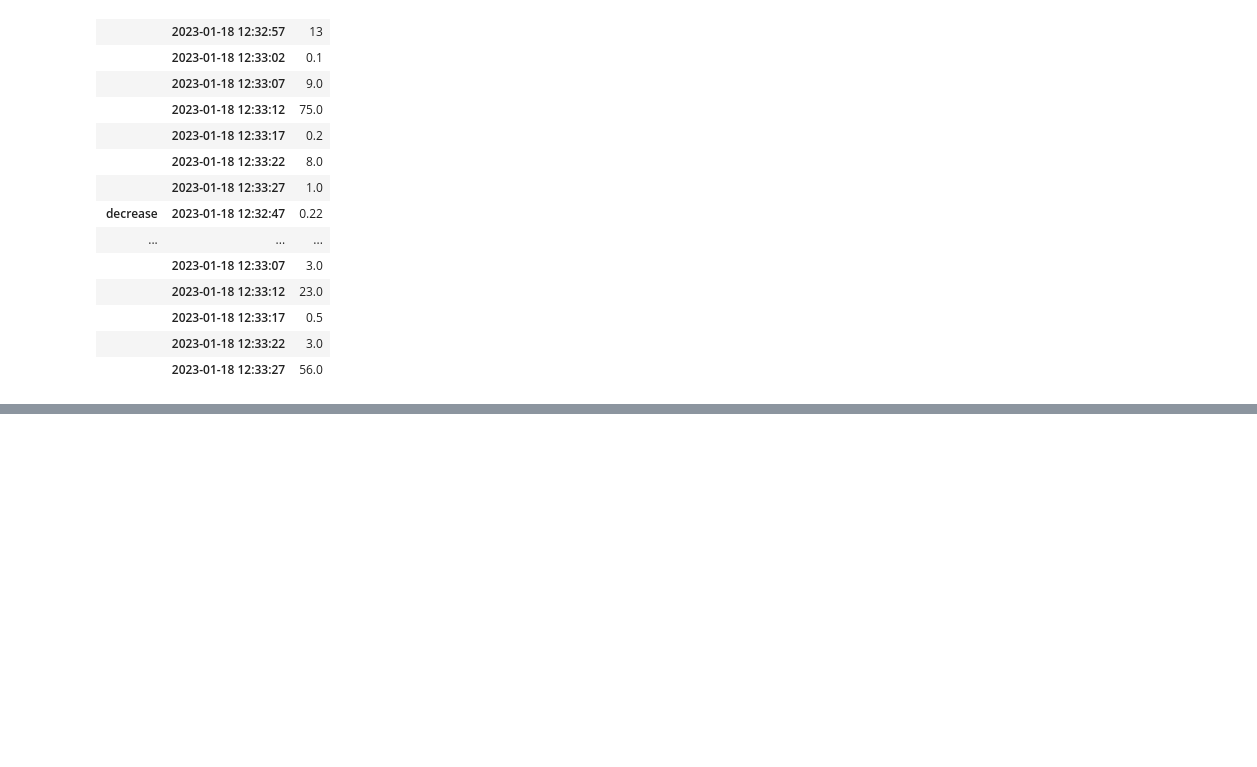
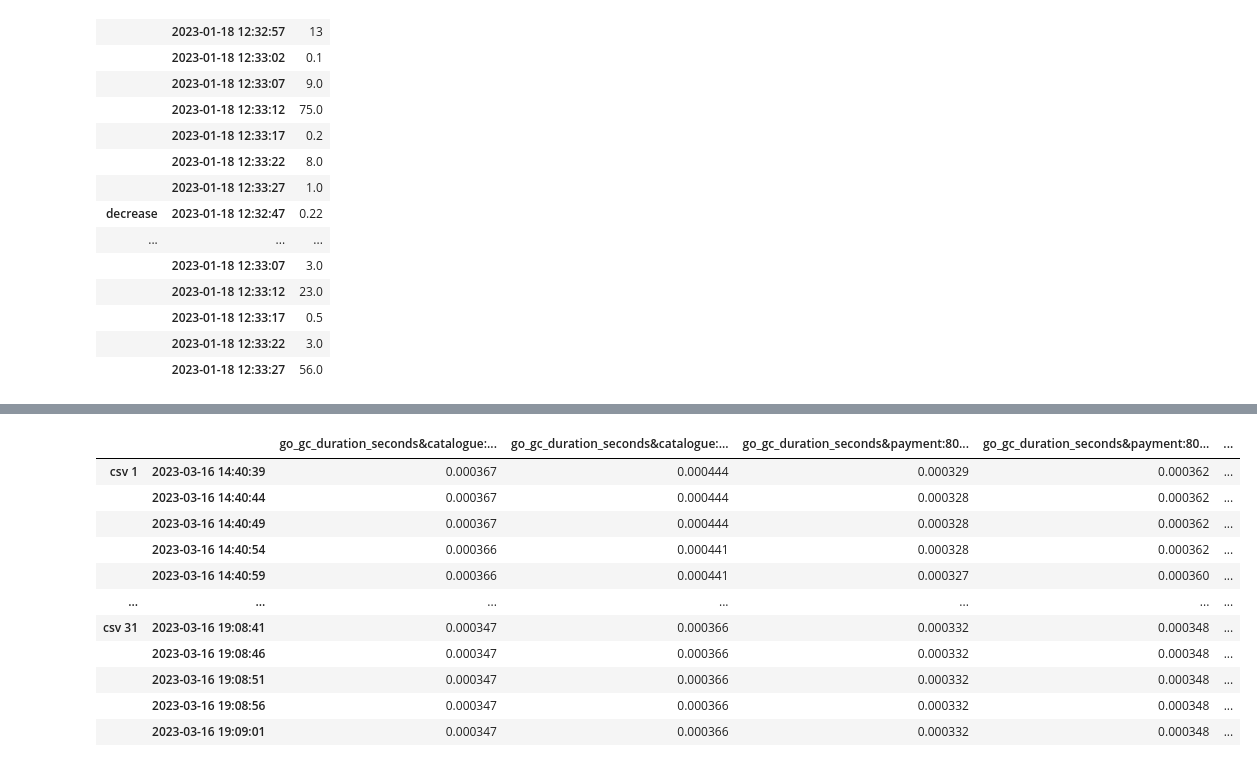
Before and after one commit to MagnusNordboe/Thesis-project-Magnus, a Jupyter notebook: analysis/convertcsv/convert_csv_panel.ipynb, the cells around one changed output, grey strips where cells are left out. Drawn from its saved outputs; the diff is of its cells as text; code cells hidden in the pictures; blank space fills up the shorter version.

```diff
--- a/analysis/convertcsv/convert_csv_panel.ipynb
+++ b/analysis/convertcsv/convert_csv_panel.ipynb
@@ -194,11 +194,35 @@ def removeUniqueColumns2(frames:list) -> list:
         returnlist.append(frame.reindex(columns=common_columns))
     return returnlist
 
+def remove_monotonically_increasing_rows(df_list:list):
+    x:pd.DataFrame
+    returnlist = []
+    for x in df_list:
+        dropme = []
+        for column in x.columns:
+            if x[column].is_monotonic_increasing or x[column].is_monotonic_decreasing:
+                dropme.append(column)
+        returnlist.append(x.drop(dropme,axis=1))
+    return returnlist
+
+def remove_monotonic_rows(df_list:list):
+    x:pd.DataFrame
+    returnlist = []
+    for x in df_list:
+        row_count = x.apply(pd.Series.nunique, axis=1)
+        returnlist.append(x[row_count > 1])
+    return returnlist
+
+
 def readcsvs(csv_loc_list:list):
     individual_dataframes = []
     for i in range(len(csv_loc_list)):
         individual_dataframes.append(readcsv_modified(csv_loc_list[i])) #time series
 
+    #monotonic rows create issues in the data by adding noise that doesn't help
+    #Instead of all this, maybe just do dtw
+    #individual_dataframes = remove_monotonic_rows(individual_dataframes)
+    individual_dataframes = remove_monotonically_increasing_rows(individual_dataframes)
     #Here: Go through the loop once again, start trimming. compare everything to element at 0, trim with it so it stays as the leanest version.
 
     removed_nans = []
@@ -217,10 +241,14 @@ def readcsvs(csv_loc_list:list):
     concated = pd.concat(removed_unique_cols, keys=[f'csv {i}' for i in range(1, len(removed_unique_cols)+1)])
 
     #concated.index = pd.MultiIndex.from_tuples([(idx, date) for idx, date in zip(concated.index.get_level_values(0), concated.index.get_level_values(1))], names=['files','times'])
-    concated2 = concated.reindex(index=pd.MultiIndex.from_tuples([(idx, date) for idx, date in zip(concated.index.get_level_values(0), concated.index.get_level_values(1))], names=['files','times']))
+    #concated2 = concated.reindex(index=pd.MultiIndex.from_tuples([(idx, date) for idx, date in zip(concated.index.get_level_values(0), concated.index.get_level_values(1))], names=['files','times']))
     #print(concated2)
     #return removed_unique_cols
-    return concated2
+    return concated
+
+
+def present_data(list_of_ndarrays:list) -> pd.DataFrame:
+    return pd.concat(list_of_ndarrays, keys=[f'csv {i}' for i in range(1, len(list_of_ndarrays)+1)])
 
 def add_to_frame(csv_loc:str, frame:pd.DataFrame, name:str):
     #call readcsv to get a finished dataframe with the things in it.
@@ -247,32 +275,34 @@ def add_to_frame(csv_loc:str, frame:pd.DataFrame, name:str):
     df = pd.DataFrame(vals,  index=new_index, columns=frame.columns)
     return df
 
-# catalog = readcsv("../Test_datasets/catalog.csv", "catalog")
-# updated = add_to_frame("../Test_datasets/even_load.csv", catalog, "even_load")
-# updated = add_to_frame("../Test_datasets/catalog2.csv",updated, "catalog")
-# updated
-#simple = readcsv("../Test_datasets/simple1.csv", "simple1")
-#simple2 = readcsv("../Test_datasets/simple2.csv", "simple1")
-# simple
-#Do I really have to synchronize the dates? What happens if I just let them be as they are. Does the algorithm care? It would be relative and not absolute anyway. Fuck all this actually. Just concat that shit?
-#266 * 601
-#Could not broadcast from 133,601.
-file_list = ["F:/Master/Kubernetes/sockshop/microservices-demo/analysis/Test_datasets/catalog.csv",
-             "F:/Master/Kubernetes/sockshop/microservices-demo/analysis/Test_datasets/catalog2.csv",
-             "F:/Master/Kubernetes/sockshop/microservices-demo/analysis/Test_datasets/even_load.csv"]
-complete_df = readcsvs(file_list)
+def make_list_of_vals(input:pd.DataFrame) -> list:
+    newlist = []
+    x:str
+    for x in input.index.get_level_values(0).unique():
+        newlist.append(input.loc[x].values)
+    return newlist
+
+def make_list_of_dfs(input:pd.DataFrame) -> list:
+    newlist = []
+    x:str
+    for x in input.index.get_level_values(0).unique():
+        newlist.append(input.loc[x])
+    return newlist
+
+def get_dimensions(input:list):
+    return np.array(input).shape
+
 
 from get_all_metrics_with_tags import get_all_metrics_with_tags
 better_file_list, y = get_all_metrics_with_tags(r"F:\Master\Kubernetes\sockshop\microservices-demo\query\automated\generated_csvs_2")
 print(better_file_list, y)
 #print(complete_df)
-from sklearn.preprocessing import StandardScaler
-from sktime.transformations.panel.rocket import Rocket
-scaler = StandardScaler()
-fitted = scaler.fit_transform(complete_df)
-rocket = Rocket()
+
+#fitted = scaler.fit_transform(complete_df)
 #rocket.fit(fitted,y)
-new_df = pd.DataFrame(data=fitted, index = complete_df.index, columns=complete_df.columns)
-otherdf = readcsvs(better_file_list)
-otherdf
+#new_df = pd.DataFrame(data=fitted, index = complete_df.index, columns=complete_df.columns)
+X = readcsvs(better_file_list)
+X
+
+#Next: reshape and re-reshape the matrices to allow or scaling. Why did it work before?
 # %% [output]
@@ -279,0 +310,12 @@ otherdf
+|  |  | go_gc_duration_seconds&catalogue:... | go_gc_duration_seconds&catalogue:... | go_gc_duration_seconds&payment:80... | go_gc_duration_seconds&payment:80... | ... |
+| csv 1 | 2023-03-16 14:40:39 | 0.000367 | 0.000444 | 0.000329 | 0.000362 | ... |
+|  | 2023-03-16 14:40:44 | 0.000367 | 0.000444 | 0.000328 | 0.000362 | ... |
+|  | 2023-03-16 14:40:49 | 0.000367 | 0.000444 | 0.000328 | 0.000362 | ... |
+|  | 2023-03-16 14:40:54 | 0.000366 | 0.000441 | 0.000328 | 0.000362 | ... |
+|  | 2023-03-16 14:40:59 | 0.000366 | 0.000441 | 0.000327 | 0.000360 | ... |
+| ... | ... | ... | ... | ... | ... | ... |
+| csv 31 | 2023-03-16 19:08:41 | 0.000347 | 0.000366 | 0.000332 | 0.000348 | ... |
+|  | 2023-03-16 19:08:46 | 0.000347 | 0.000366 | 0.000332 | 0.000348 | ... |
+|  | 2023-03-16 19:08:51 | 0.000347 | 0.000366 | 0.000332 | 0.000348 | ... |
+|  | 2023-03-16 19:08:56 | 0.000347 | 0.000366 | 0.000332 | 0.000348 | ... |
+|  | 2023-03-16 19:09:01 | 0.000347 | 0.000366 | 0.000332 | 0.000348 | ... |
```
Also changed, not shown: parts of 2 cells of this notebook, 25 other files.
